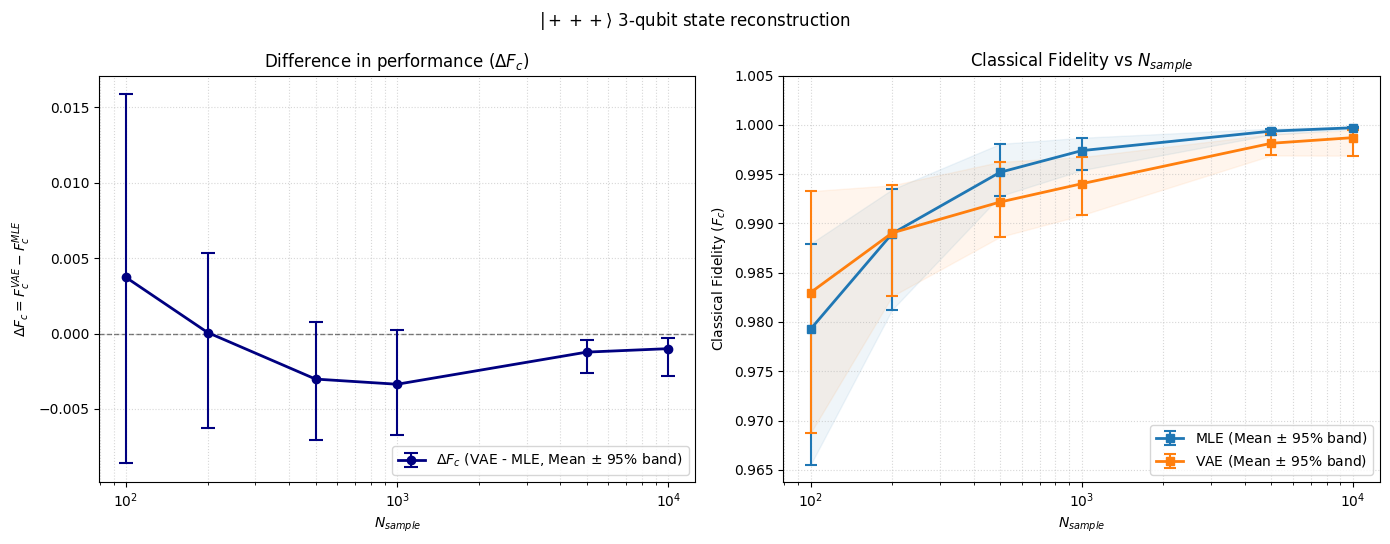
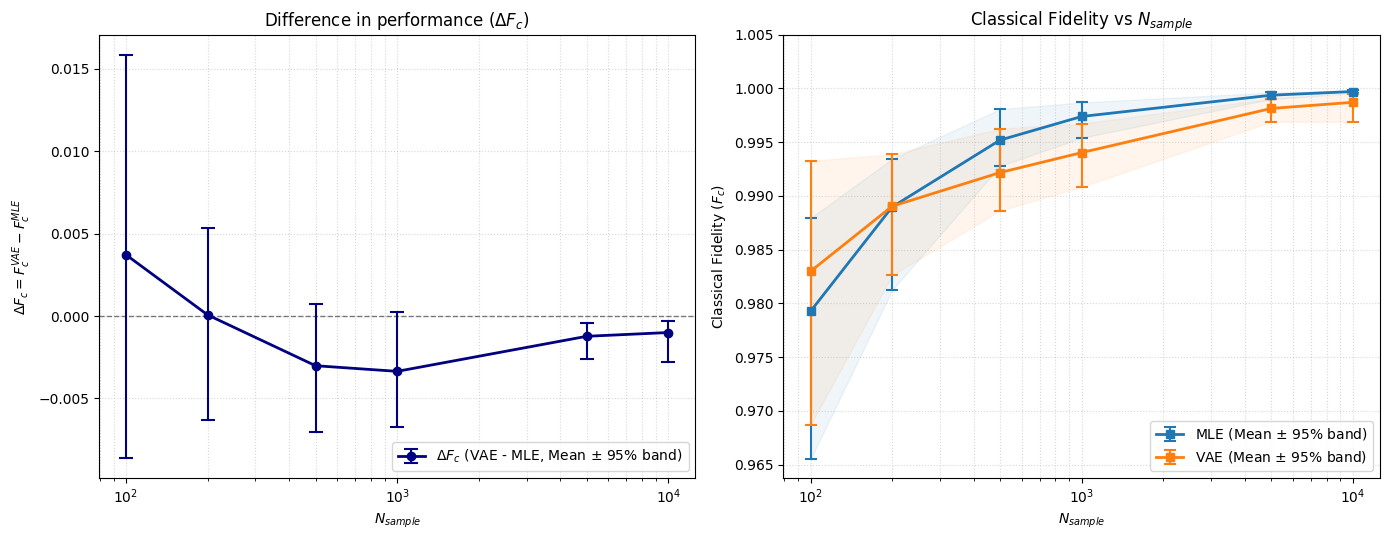
The change to this notebook cell's code, shown as a diff; its figure went from the first image to the second:
--- before
+++ after
@@ -10,4 +10,5 @@
 
 fig, (ax1, ax2) = plt.subplots(1, 2, figsize=(14, 5.5))
+# fig, ax2 = plt.subplots(figsize=(8, 5))
 
 
@@ -66,5 +67,5 @@
 
 # -- titles --
-fig.suptitle(r"$|+++\rangle$ 3-qubit state reconstruction", y=0.98)
+# fig.suptitle(r"$|+++\rangle$ 3-qubit state reconstruction", y=0.98)
 ax1.set_title("Difference in performance ($\\Delta F_c$)") #[2.5% - 97.5% percentile band]
 ax2.set_title("Classical Fidelity vs $N_{sample}$")
@@ -74,5 +75,5 @@
 
 # -- save fig --
-fig.savefig(FIGS_DIR / 'Comp_plus_fideliy.svg', bbox_inches='tight')
+# fig.savefig(FIGS_DIR / 'Comp_plus_fideliy.svg', bbox_inches='tight')
 
 plt.show()

Commit: remove plot titles, file cleaning